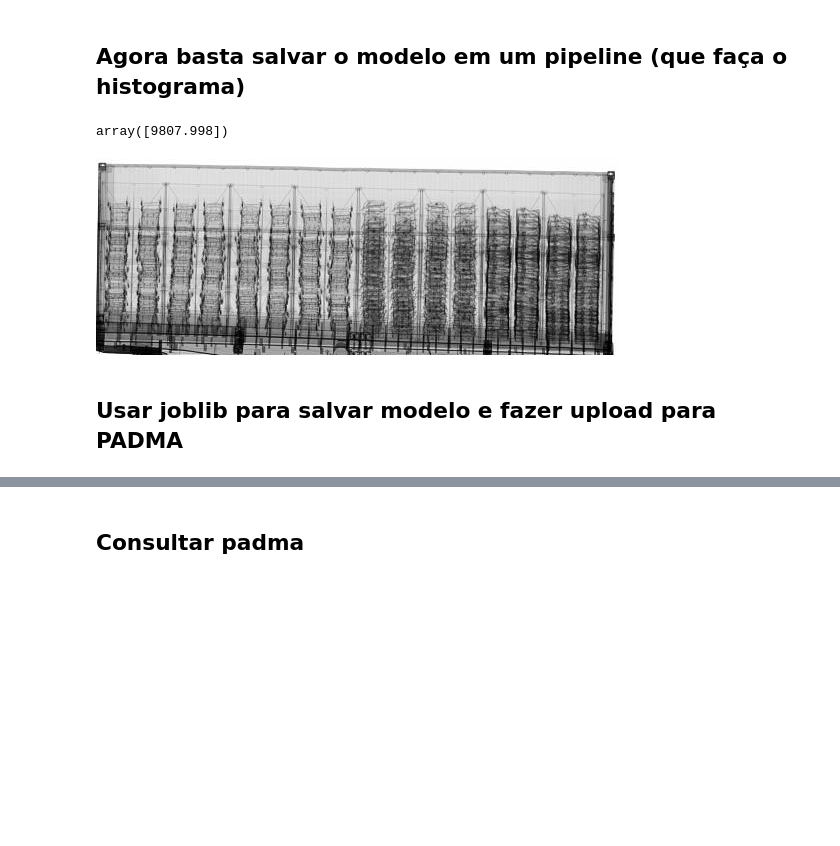
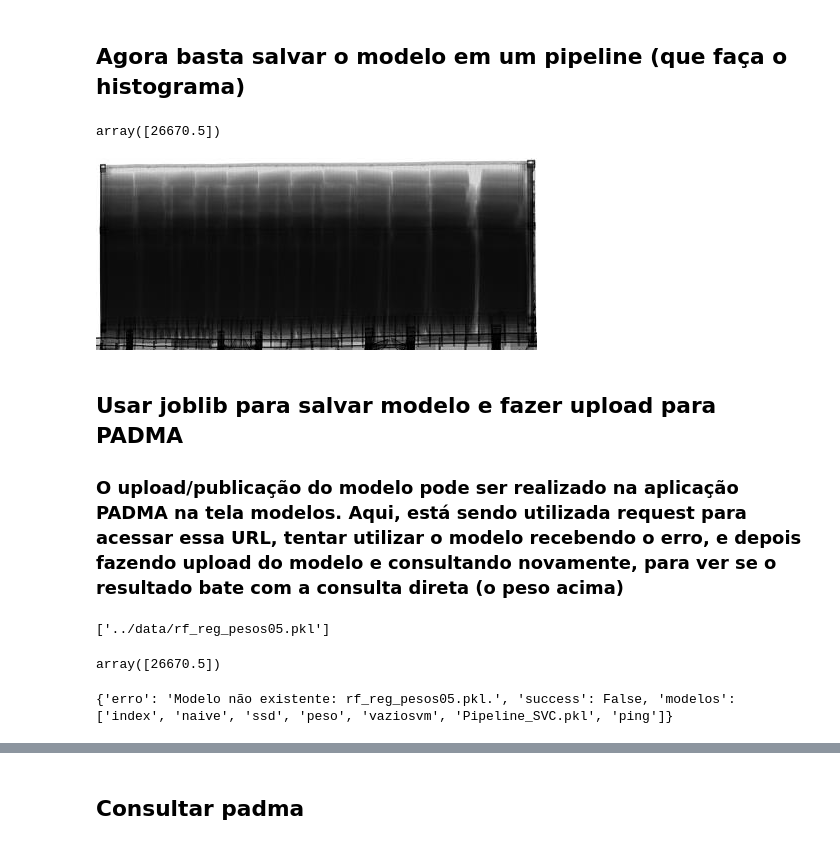
Before and after one commit to IvanBrasilico/padma, a Jupyter notebook: padma/gym/exemplos_base/05 - TreinamentoPublicacaoModelo.ipynb, the cells around one changed output, grey strips where cells are left out. Drawn from its saved outputs; the diff is of its cells as text; code cells hidden in the pictures; blank space fills up the shorter version.

Commit message:
Exemplo de publicação terminado - bugs dos modelos dinâmicos descobertos e corrigidos

```diff
--- a/padma/gym/exemplos_base/05 - TreinamentoPublicacaoModelo.ipynb
+++ b/padma/gym/exemplos_base/05 - TreinamentoPublicacaoModelo.ipynb
@@ -115,12 +130,14 @@ new_padma_model = Pipeline([
     ('regressor', reg)
 ])
 # %%
-new_padma_model.predict(np.array(image[0]))
+new_padma_model.predict(batch[0][0])
 # %% [output]
-array([9807.998])
+array([26670.5])
-# %%
-image[0]
-# %% [output]
-[figure, removed]
-# %% [markdown]
-## Usar joblib para salvar modelo e fazer upload para PADMA
+# %%
+batch[0][0]
+# %% [output]
+[figure, added]
+# %% [markdown]
+## Usar joblib para salvar modelo e fazer upload para PADMA
+
+### O upload/publicação do modelo pode ser realizado na aplicação PADMA na tela modelos.  Aqui, está sendo utilizada request para acessar essa URL, tentar utilizar o modelo recebendo o erro, e depois fazendo upload do modelo e consultando novamente, para ver se o resultado bate com a consulta direta (o peso acima)
@@ -126,0 +146,4 @@ image[0]
+# %%
+joblib.dump(new_padma_model, file_reg)
+# %% [output]
+['../data/rf_reg_pesos05.pkl']
@@ -126,0 +152,4 @@ image[0]
+# %%
+saved_model.predict(batch[0][0])
+# %% [output]
+array([26670.5])
@@ -126,0 +183,5 @@ image[0]
+# %%
+r = consulta_padma(PIL_tobytes(batch[0][0]), 'rf_reg_pesos05.pkl')
+print(r)
+# %% [output]
+{'erro': 'Modelo não existente: rf_reg_pesos05.pkl.', 'success': False, 'modelos': ['index', 'naive', 'ssd', 'peso', 'vaziosvm', 'Pipeline_SVC.pkl', 'ping']}
```
Also changed, not shown: parts of 16 cells of this notebook, 7 other files.
